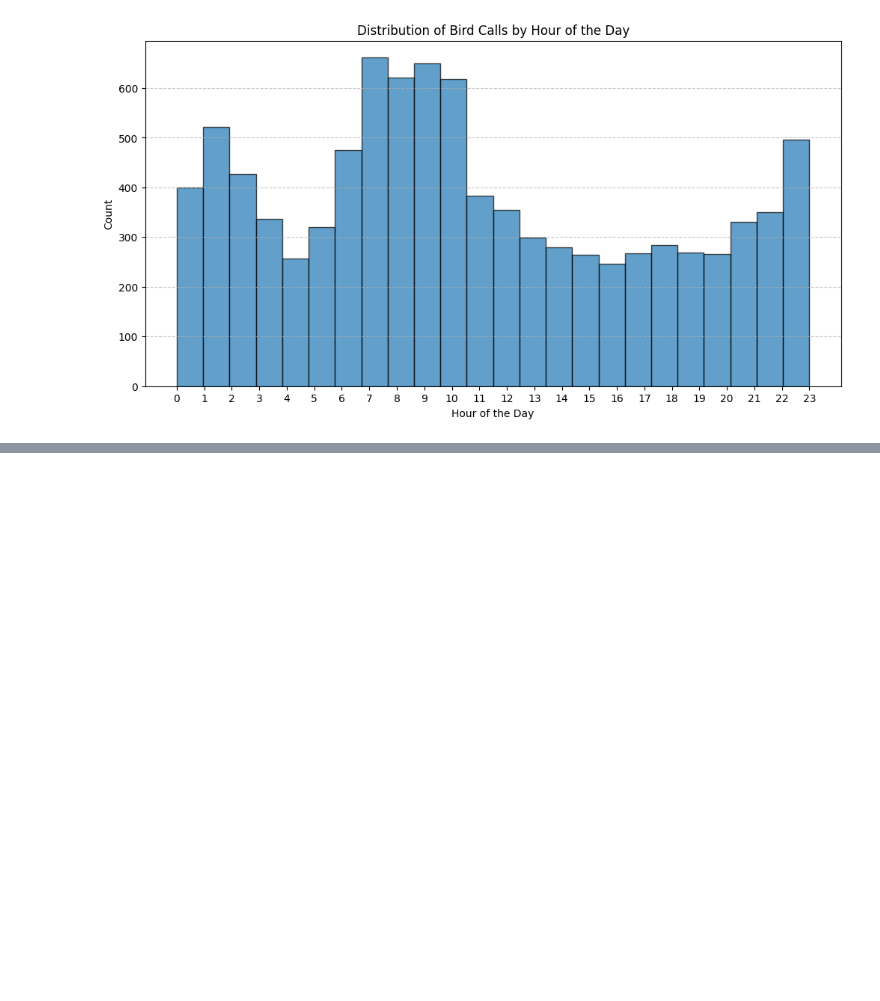
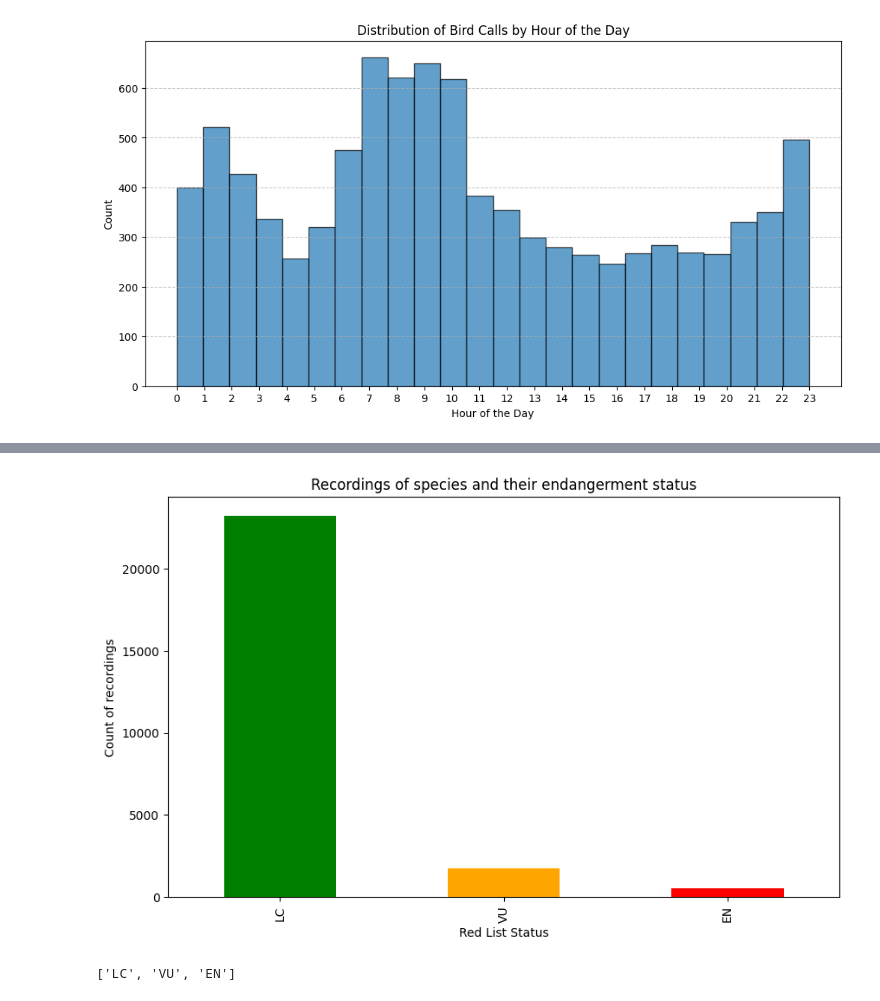
Before and after one commit to Kenny101-dot/Ornistone-Project, a Jupyter notebook: Analysis/EDA4.ipynb, the cells around one changed output, grey strips where cells are left out. Saved outputs shown, nothing was run; the diff lists cells and outputs as text; code cells hidden in the pictures; blank space fills up the shorter version.

```diff
--- a/Analysis/EDA4.ipynb
+++ b/Analysis/EDA4.ipynb
@@ -153,3 +163,5 @@ df.head()
 | 2 | banswa | [] | ['alarm call', 'call'] | 46.1374 | 5.9609 | Riparia riparia | Bank Swallow | 2013-07-13 | ... |
 | 3 | banswa | [] | ['male', 'song'] | 51.4028 | 22.1167 | Riparia riparia | Bank Swallow | 2014-06-28 | ... |
 | 4 | banswa | [] | ['flight call'] | 52.3362 | 13.8090 | Riparia riparia | Bank Swallow | 2014-08-10 | ... |
+# %%
+df = pd.read_csv('../data/basemodel_list.csv')
@@ -155,0 +190,20 @@ df.head()
+# %%
+# Count the unique values in the "Red List Status" column of df
+red_list_counts_df = df["Red List Status"].value_counts()
+
+# Plot the counts as a bar chart
+plt.figure(figsize=(10, 6))
+red_list_counts_df.plot(kind='bar', color=['green', 'orange', 'red'])
+plt.xlabel('Red List Status')
+plt.ylabel('Count of recordings')
+plt.title('Recordings of species and their endangerment status')
+plt.show()
+# %% [output]
+[figure, added]
+# %%
+import matplotlib.pyplot as plt
+
+# Define the Red List Status counts
+red_list_counts = {'LC': 66, 'VU': 11, 'EN': 4}
+# %% [output]
+['LC', 'VU', 'EN']
```
Also changed, not shown: parts of 4 cells of this notebook, 5 other files.
